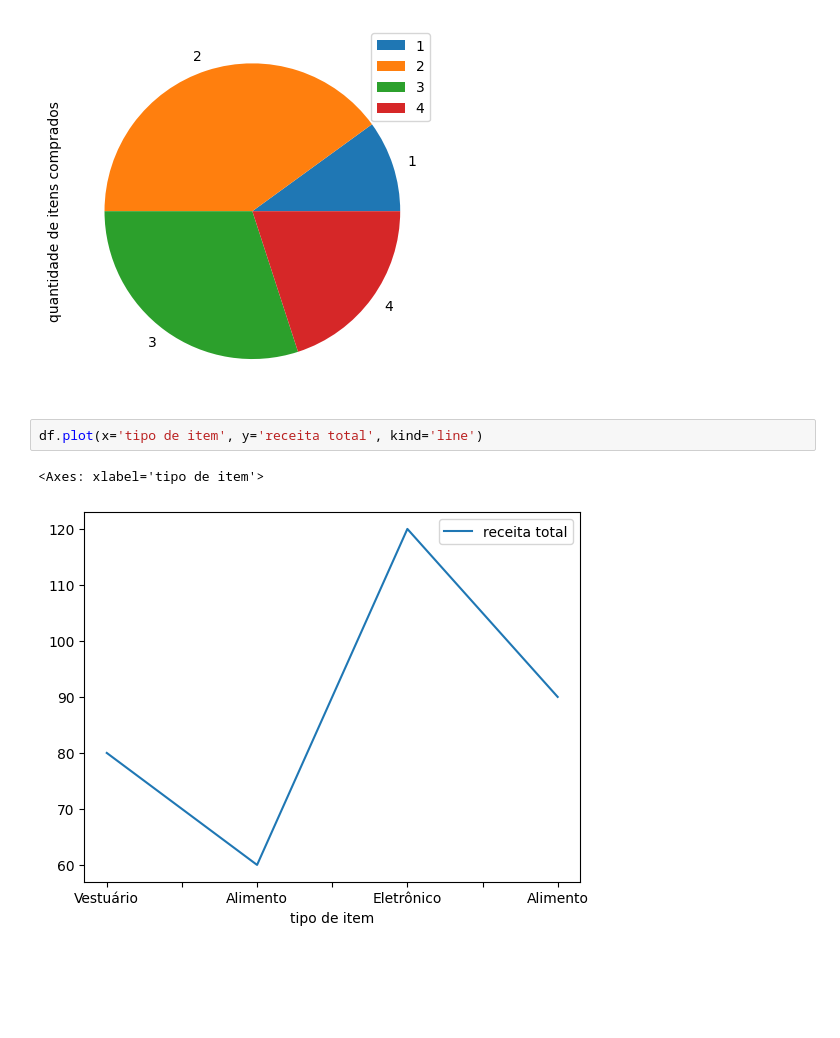
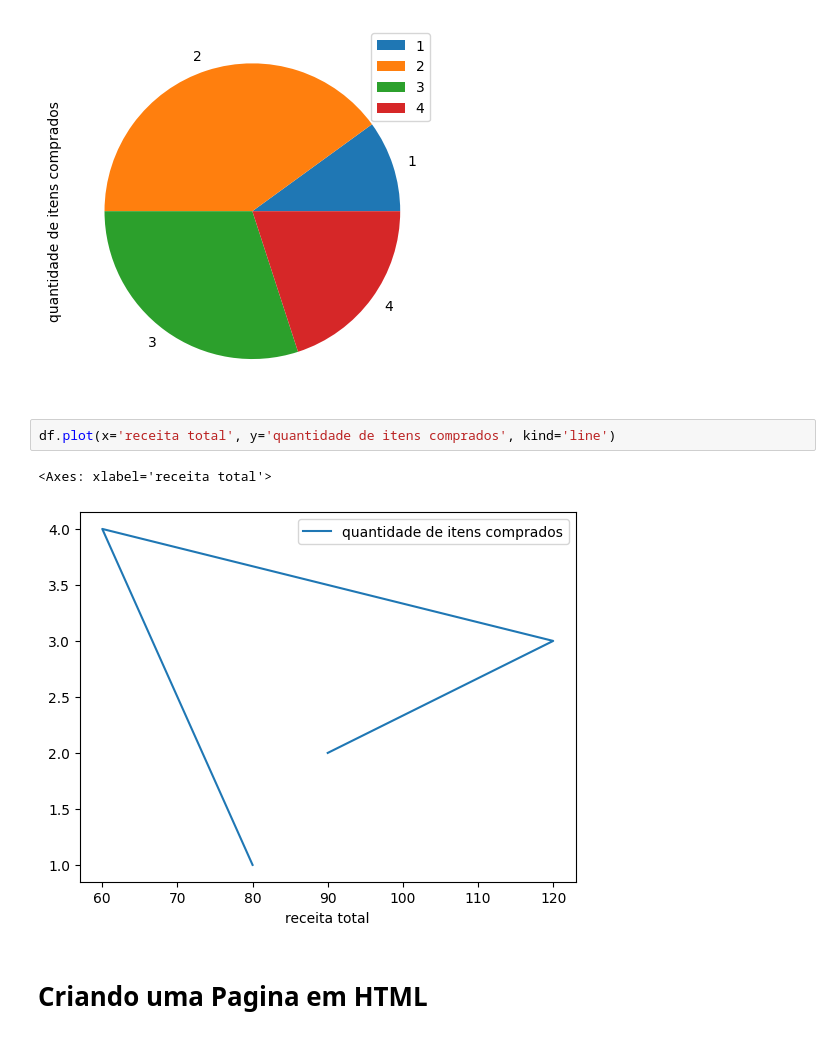
Before and after one commit to danvasconcelos/testecolabpy, a Jupyter notebook: Teste_em_PY.ipynb, the cells around one changed output. Saved outputs shown, nothing was run; the diff lists cells and outputs as text; blank space fills up the shorter version.

```diff
--- a/Teste_em_PY.ipynb
+++ b/Teste_em_PY.ipynb
@@ -223,7 +223,9 @@ df.plot(x='receita total', y='quantidade de itens comprados', kind='pie')
 <Axes: ylabel='quantidade de itens comprados'>
 [figure]
 # %%
-df.plot(x='tipo de item', y='receita total', kind='line')
+df.plot(x='receita total', y='quantidade de itens comprados', kind='line')
 # %% [output]
-<Axes: xlabel='tipo de item'>
+<Axes: xlabel='receita total'>
-[figure, old version]
+[figure, new version]
+# %% [markdown]
+# Criando uma Pagina em HTML
```
Also changed, not shown: parts of 33 cells of this notebook.
